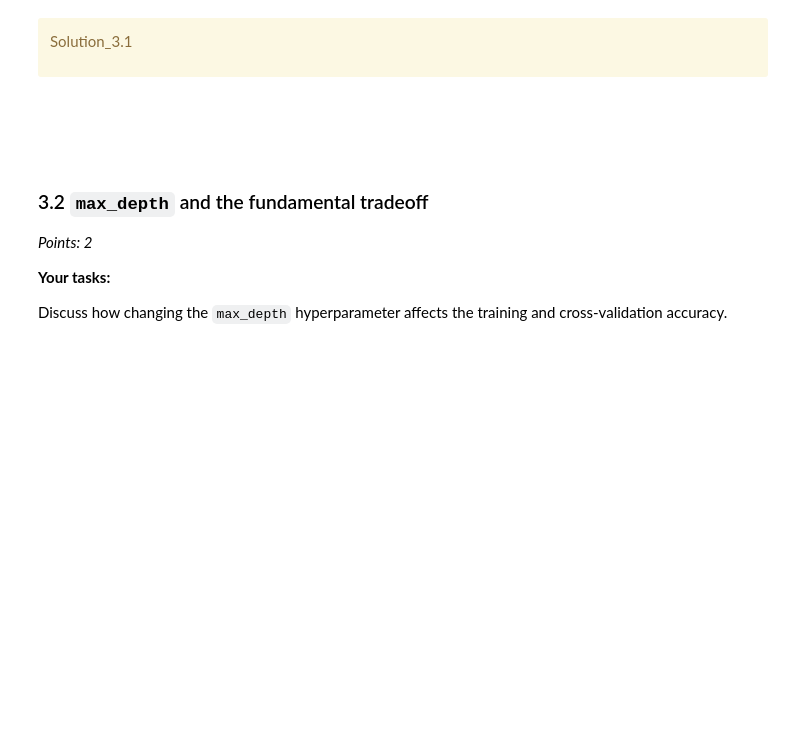
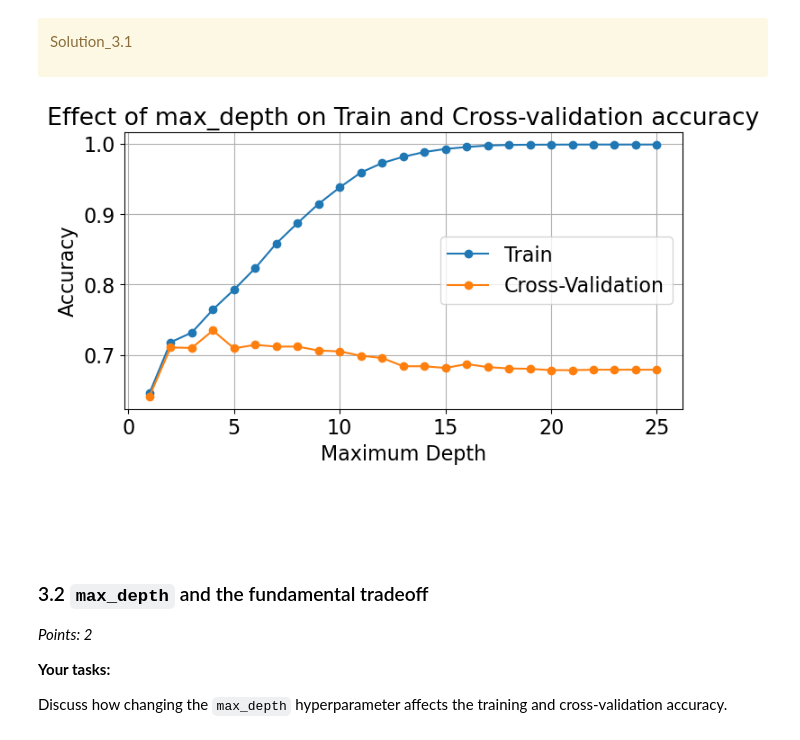
Before and after one commit to Kyaw-Min-Ooo/cpsc330-2024s, a Jupyter notebook: hw/hw2/hw2.ipynb, the cells around one changed output. Drawn from its saved outputs; the diff is of its cells as text; code cells hidden in the pictures; blank space fills up the shorter version.

```diff
--- a/hw/hw2/hw2.ipynb
+++ b/hw/hw2/hw2.ipynb
@@ -208,0 +271,11 @@ Solution_2.1
+# %%
+X_train = train_df.drop(columns=['song_title', 'artist', 'target'])
+y_train = train_df['target']
+
+X_test = test_df.drop(columns=['song_title', 'artist', 'target'])
+y_test = test_df['target']
+
+display(X_train.head())
+display(y_train.head())
+display(X_test.head())
+display(y_test.head())
@@ -227,0 +324,3 @@ Solution_2.2
+# %%
+spotify_tree = DecisionTreeClassifier(random_state=123)
+spotify_tree.fit(X_train, y_train)
@@ -285,0 +395,4 @@ Solution_2.5
+# %%
+scores = cross_validate(spotify_tree, X_train, y_train, cv=10, return_train_score=True)
+scores_df = pd.DataFrame(scores)
+display(scores_df)
@@ -334,3 +474,28 @@ Solution_3.1
+# %%
+max_depth_range = range(1, 26)
+train_scores = []
+cv_scores = []
+
+for max_depth_i in max_depth_range:
+    clf = DecisionTreeClassifier(max_depth = max_depth_i, random_state=123)
+    scores = cross_validate(clf, X_train, y_train, cv=10, return_train_score=True)
+    train_scores.append(scores['train_score'].mean())
+    cv_scores.append(scores['test_score'].mean())
+
+plt.figure(figsize=(8, 4))
+plt.plot(max_depth_range, train_scores, label='Train', marker='o')
+plt.plot(max_depth_range, cv_scores, label='Cross-Validation', marker='o')
+plt.xlabel('Maximum Depth')
+plt.ylabel('Accuracy')
+plt.title('Effect of max_depth on Train and Cross-validation accuracy')
+plt.legend()
+plt.grid(True)
+
+max_depth_plot = plt.gcf()
+
+plt.show()
+# %% [output]
+[figure, added]
 # %% [markdown]
 <br><br>
 # %% [markdown]
```
Also changed, not shown: parts of 35 cells of this notebook.
